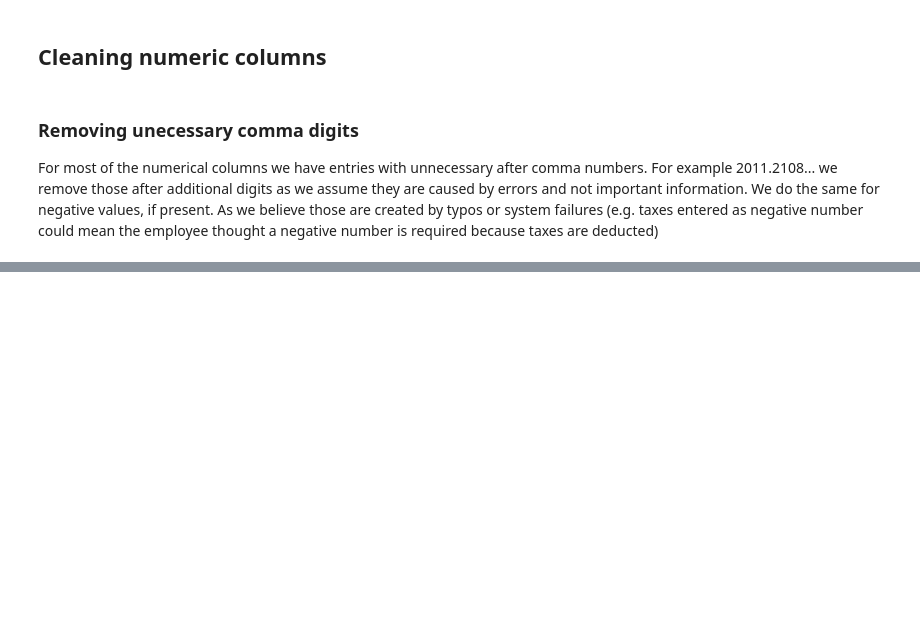
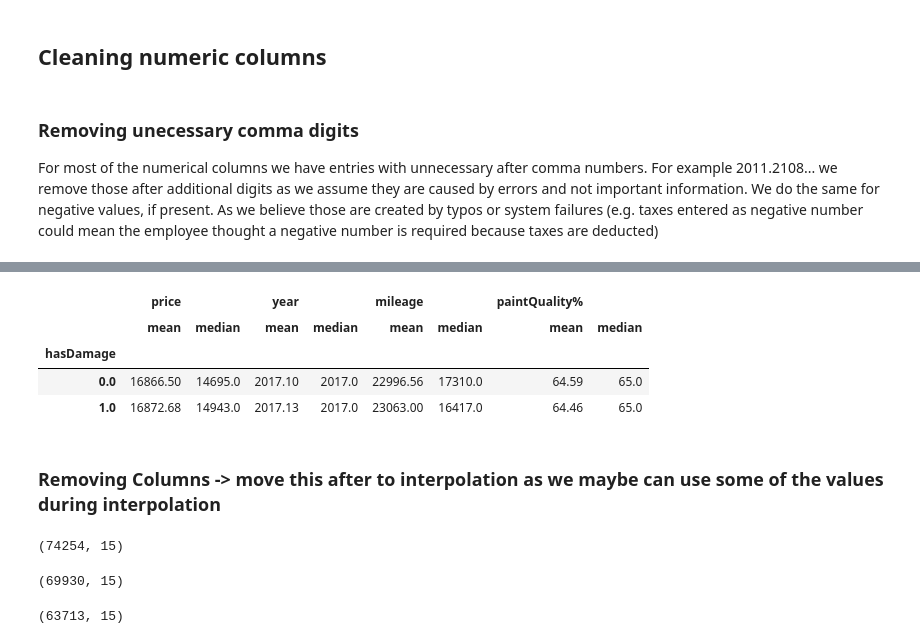
Before and after one commit to LiberoBiagi/ML_Nova_IMS_25-26, a Jupyter notebook: code.ipynb, the cells around one changed output, grey strips where cells are left out. Cells and saved outputs as stored; diff of their text form; code cells hidden in the pictures; blank space fills up the shorter version.

```diff
--- a/code.ipynb
+++ b/code.ipynb
@@ -193,6 +189,6 @@ df
 # %%
 # Convert the str NaN values back to pd.NA for easier further processing and readability
 
-df['model'] = df['model'].replace('NaN', pd.NA)
-df['transmission'] = df['transmission'].replace('unkown', pd.NA)
-df['fuelType'] = df['fuelType'].replace('NaN', pd.NA)
+df["model"] = df["model"].replace("NaN", pd.NA)
+df["transmission"] = df["transmission"].replace(["unkown", "NaN", "other"], pd.NA)
+df["fuelType"] = df["fuelType"].replace(["other", "NaN"], pd.NA)
@@ -240,0 +197,8 @@ df
+# %%
+brand_models = df.groupby("model")["Brand"].agg(lambda x: x.mode()) # Get the most frequent brand for each model -> returns df with model and brand
+df = pd.merge(df, brand_models, on="model") # add the model and brand df to our main df (onyl add the brand columns, join on model)
+
+df.drop('Brand_x', axis=1, inplace=True) # remove the old brand column
+df = df.rename(columns={"Brand_y": "Brand"}) # rename new column
+cols = ['carID', 'Brand', 'model', 'year', 'price', 'transmission', 'mileage', 'fuelType', 'tax', 'mpg', 'engineSize', 'paintQuality%', 'previousOwners', 'hasDamage'] # rearange column order
+df = df[cols]
@@ -241,11 +208,26 @@ df
+# %%
+#transmission_models = df.groupby("model")["transmission"].unique() #.agg(lambda x: x.mode())
+
+"""adam: manual
+camry: automatic
+ka: manual
+m6: semi-auto
+puma: manual"""
+
+df.loc[df["model"]== "adam", "transmission"] = "manual"
+df.loc[df["model"]== "camry", "transmission"] = "automatic"
+df.loc[df["model"]== "ka", "transmission"] = "manual"
+df.loc[df["model"]== "m6", "transmission"] = "semi-auto"
+df.loc[df["model"]== "puma", "transmission"] = "manual"
 # %% [markdown]
 ## Cleaning numeric columns
 # %%
 df.year = df.year.round(0)
 df.price = df.price.round(0) # Only integer prices, shouldn't change much
-df.mileage = df.mileage.round(0)
+df.mileage = abs(df.mileage.round(0))
 df.tax = abs(df.tax).round(0) # Turn negative values into positve
 df.mpg = abs(df.mpg.round(1)) # Leave one after comma digit
+df.previousOwners = abs(df.previousOwners.round())
 # %% [markdown]
 ### Removing unecessary comma digits
 For most of the numerical columns we have entries with unnecessary after comma numbers. For example 2011.2108... we remove those after additional digits as we assume they are caused by errors and not important information.
@@ -288,0 +260,10 @@ df
+# %%
+df.hasDamage = df["hasDamage"].fillna(1) # We replace the missing values in hasDamage with 1 as missing values means the customer left the field empty
+# Mean and Median very similar for both Damage values
+df.groupby("hasDamage")[["price", "year", "mileage", "paintQuality%"]].agg(["mean", "median"]).round(2)
+# %% [output]
+|  | price |  | year |  | mileage |  | paintQuality% |  |
+|  | mean | median | mean | median | mean | median | mean | median |
+| hasDamage |  |  |  |  |  |  |  |  |
+| 0.0 | 16866.50 | 14695.0 | 2017.10 | 2017.0 | 22996.56 | 17310.0 | 64.59 | 65.0 |
+| 1.0 | 16872.68 | 14943.0 | 2017.13 | 2017.0 | 23063.00 | 16417.0 | 64.46 | 65.0 |
@@ -288,0 +273,6 @@ df
+# %% [markdown]
+### Removing Columns -> move this after to interpolation as we maybe can use some of the values during interpolation
+# %%
+df.shape
+# %% [output]
+(74254, 15)
@@ -288,0 +285,4 @@ df
+# %%
+df.shape
+# %% [output]
+(69930, 15)
@@ -288,0 +295,5 @@ df
+# %%
+df.shape
+# Share of data removed 14,19%
+# %% [output]
+(63713, 15)
```
Also changed, not shown: parts of 27 cells of this notebook.
